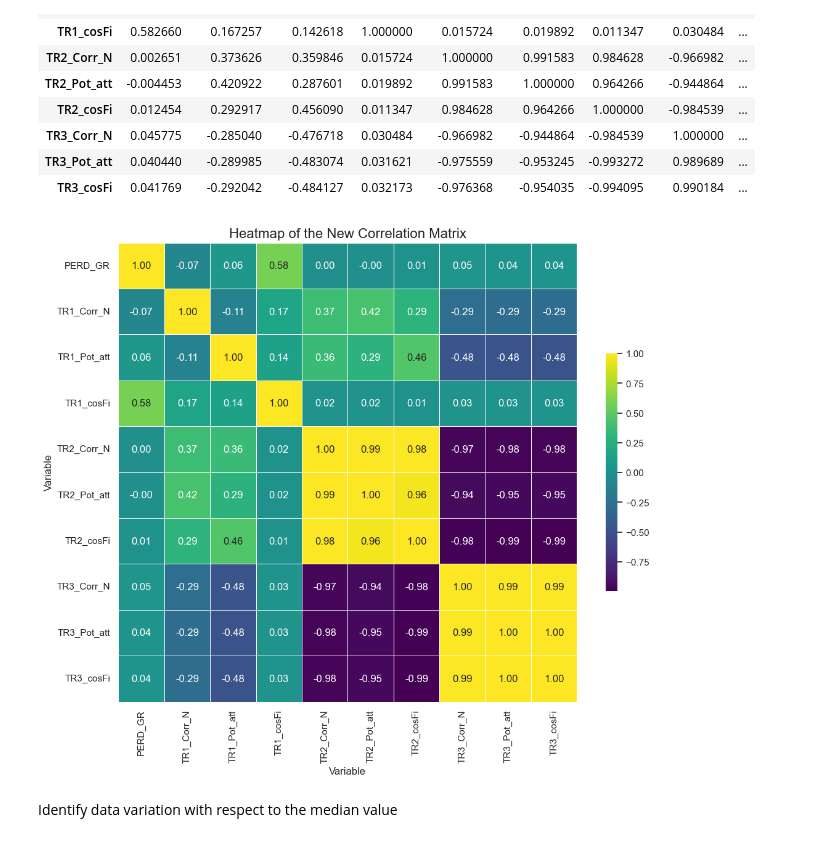
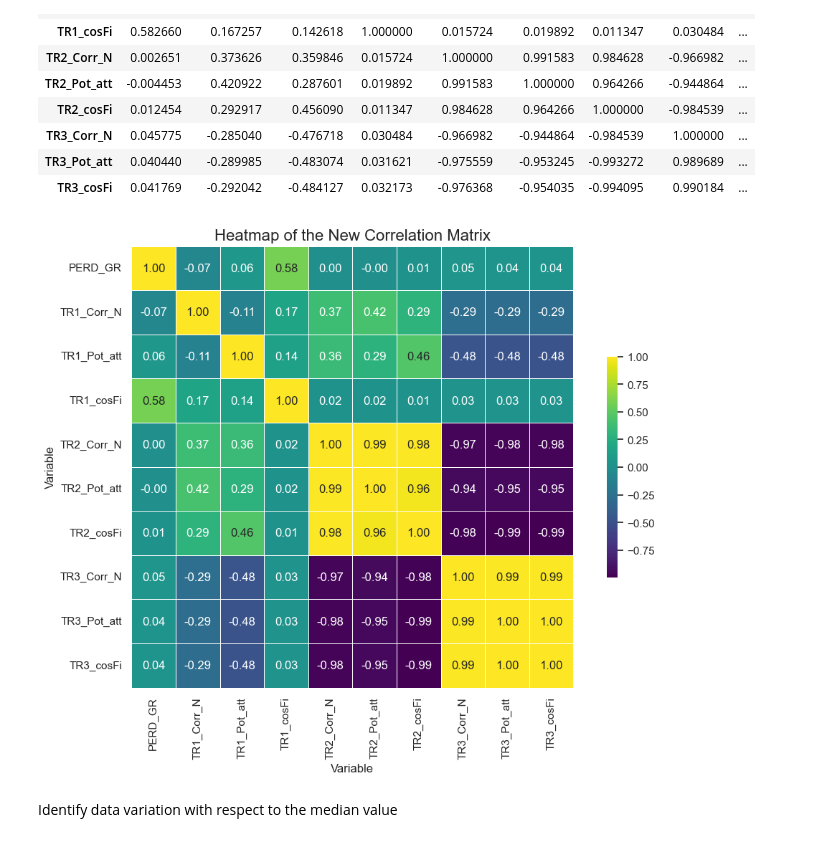
Before and after one commit to Matt17BR/ml4ds2324_cluster_analysis, a Jupyter notebook: scripts/exploratory_data_analysis.ipynb, the cells around one changed output. Drawn from its saved outputs; the diff is of its cells as text; code cells hidden in the pictures.

```diff
--- a/scripts/exploratory_data_analysis.ipynb
+++ b/scripts/exploratory_data_analysis.ipynb
@@ -348,12 +348,12 @@ corr_mat
 | TR3_cosFi | 0.041769 | -0.292042 | -0.484127 | 0.032173 | -0.976368 | -0.954035 | -0.994095 | 0.990184 | ... |
 # %%
 # Create a heatmap with blue tones for the loaded correlation matrix
-plt.figure(figsize=(12, 8))
+plt.figure(figsize=(12, 10))
 sns.heatmap(corr_mat, annot=True, fmt='.2f', cmap='viridis', square=True, linewidths=.5, cbar_kws={"shrink": .5})
 plt.title("Heatmap of the New Correlation Matrix", fontsize=16)
 plt.show()
 # %% [output]
-[figure, old version]
+[figure, new version]
 # %% [markdown]
 Identify data variation with respect to the median value
 # %%
```
